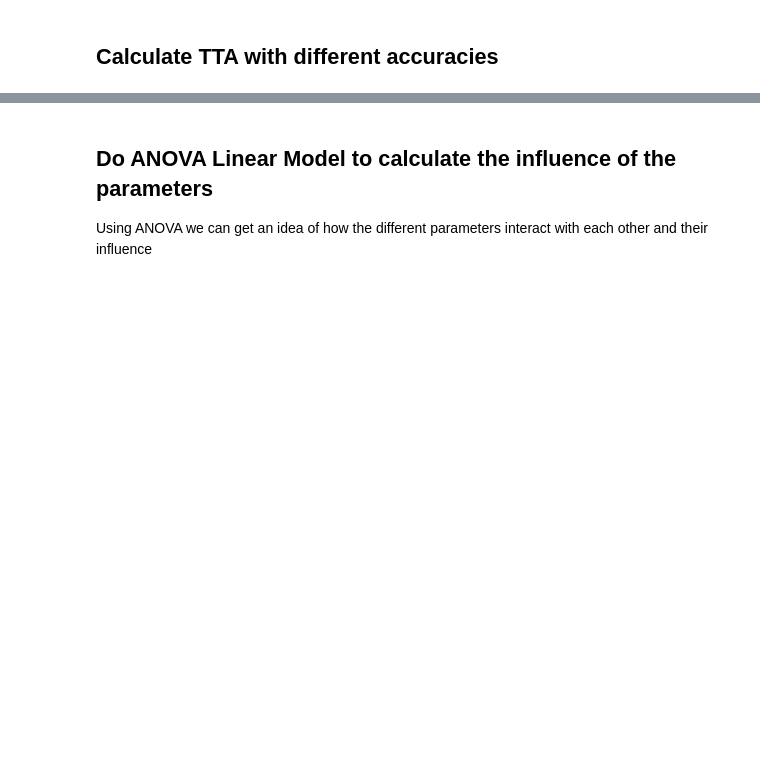
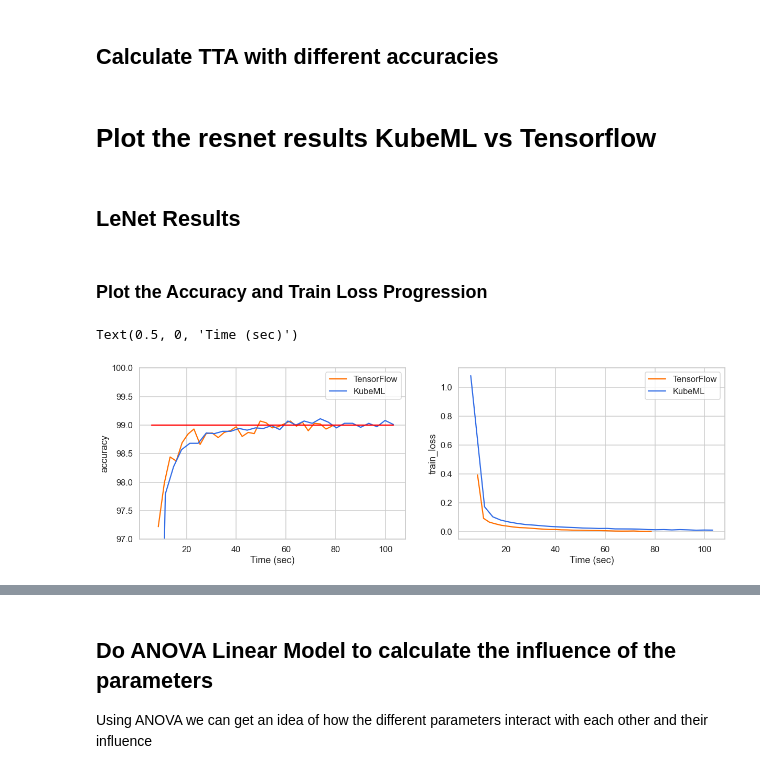
Before and after one commit to DiegoStock12/kubeml, a Jupyter notebook: ml/experiments/insights.ipynb, the cells around one changed output, grey strips where cells are left out. Saved outputs shown, nothing was run; the diff lists cells and outputs as text; code cells hidden in the pictures; blank space fills up the shorter version.

```diff
--- a/ml/experiments/insights.ipynb
+++ b/ml/experiments/insights.ipynb
@@ -310,3 +347,5 @@ plt.xlabel('Time (s)', fontsize=15)
 plt.ylabel('Accuracy (%)', fontsize=15)
 
 # plt.savefig('./figures/gpu/best.png', dpi=300)
+# %% [markdown]
+# Plot the resnet results KubeML vs Tensorflow
@@ -312,0 +356,64 @@ plt.ylabel('Accuracy (%)', fontsize=15)
+# %% [markdown]
+## LeNet Results
+# %%
+l = pd.read_pickle('./dataframes/lenet.pkl')
+# %% [markdown]
+### Plot the Accuracy and Train Loss Progression
+# %%
+f, (ax1, ax2) = plt.subplots(1, 2, sharey=False, figsize=(20, 6))
+
+# get the best results
+tf = l[l.system=='tensorflow']
+ml = l[l.system =='kubeml']
+sample = tf.iloc[5]
+kubesample = ml.iloc[87]
+
+# sort for tta69 and show
+
+# 1) plot the validation accuracy of TF
+sns.lineplot(x=sample.epoch_duration[:30],
+             y=sample.accuracy[:30],
+             data=sample,
+            ax=ax1,
+            label='TensorFlow',
+            color='#FF6F00')
+
+# 2) plot the validation accuracy of KubeML
+sns.lineplot(x=kubesample.epoch_duration,
+             y='accuracy',
+             data=kubesample,
+            ax=ax1,
+            label='KubeML',
+            color='#316CE6')
+
+ax1.set_ylim([97, 100])
+ax1.set_xlabel('Time (sec)')
+
+
+
+# plot the line at 69%
+sns.lineplot(x=kubesample.epoch_duration,
+            y=99,
+            ax=ax1,
+            color='red')
+
+# 3) Plot the train loss
+sns.lineplot(x=sample.epoch_duration[:30],
+             y=sample.train_loss[:30],
+             data=sample,
+            ax=ax2,
+            label='TensorFlow',
+            color='#FF6F00')
+
+# 3) Plot the train loss
+sns.lineplot(x=kubesample.epoch_duration,
+             y='train_loss',
+             data=kubesample,
+            ax=ax2,
+            label='KubeML',
+            color='#316CE6')
+
+ax2.set_xlabel('Time (sec)')
+# %% [output]
+Text(0.5, 0, 'Time (sec)')
+[figure, added]
```
Also changed, not shown: parts of 27 cells of this notebook, 4 other files.
